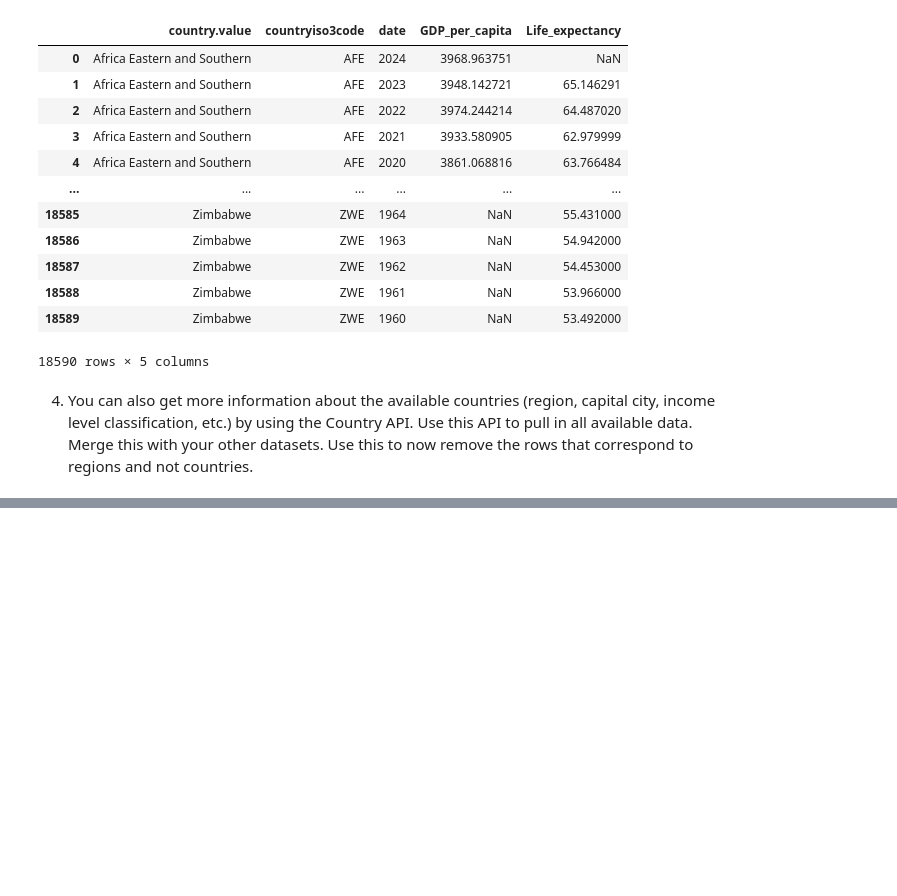
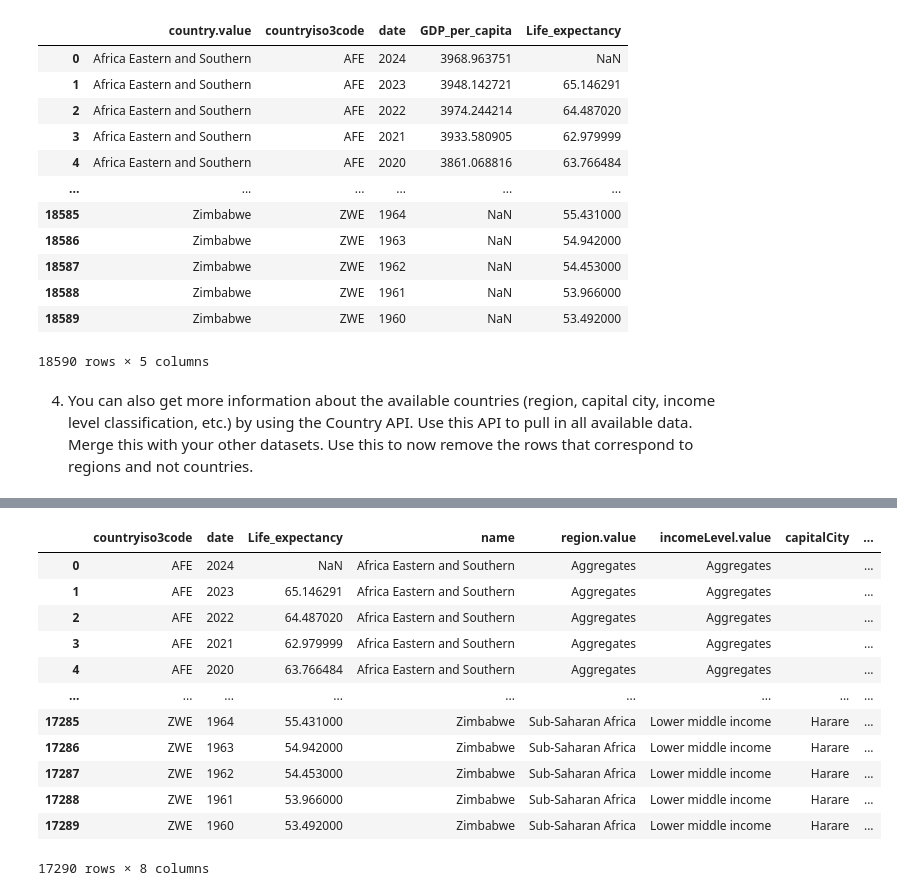
Before and after one commit to NewForce-Cohort-11-Data/socrata-api-bgizzle78, a Jupyter notebook: socrata_api_proj.ipynb, the cells around one changed output, grey strips where cells are left out. Cells and saved outputs as stored; diff of their text form; code cells hidden in the pictures; blank space fills up the shorter version.

```diff
--- a/socrata_api_proj.ipynb
+++ b/socrata_api_proj.ipynb
@@ -364,0 +501,4 @@ Total rows in merged DataFrame: 18590
+# %%
+# Keep useful columns from country_df
+country_df_col = country_df[['id', 'name', 'region.value', 'incomeLevel.value', 'capitalCity', 'iso2Code']]
+country_df_col
@@ -364,0 +519,4 @@ Total rows in merged DataFrame: 18590
+# %%
+# Rename 'id' to match 'countryiso3code' for merging
+country_df_final = country_df_col.rename(columns={'id': 'countryiso3code'})
+country_df_final
@@ -364,0 +537,18 @@ Total rows in merged DataFrame: 18590
+# %%
+# Merge country data with life expectancy
+country_life_df = pd.merge(life_df_final, country_df_final, on='countryiso3code', how='left')
+country_life_df
+# %% [output]
+|  | countryiso3code | date | Life_expectancy | name | region.value | incomeLevel.value | capitalCity | ... |
+| 0 | AFE | 2024 | NaN | Africa Eastern and Southern | Aggregates | Aggregates |  | ... |
+| 1 | AFE | 2023 | 65.146291 | Africa Eastern and Southern | Aggregates | Aggregates |  | ... |
+| 2 | AFE | 2022 | 64.487020 | Africa Eastern and Southern | Aggregates | Aggregates |  | ... |
+| 3 | AFE | 2021 | 62.979999 | Africa Eastern and Southern | Aggregates | Aggregates |  | ... |
+| 4 | AFE | 2020 | 63.766484 | Africa Eastern and Southern | Aggregates | Aggregates |  | ... |
+| ... | ... | ... | ... | ... | ... | ... | ... | ... |
+| 17285 | ZWE | 1964 | 55.431000 | Zimbabwe | Sub-Saharan Africa | Lower middle income | Harare | ... |
+| 17286 | ZWE | 1963 | 54.942000 | Zimbabwe | Sub-Saharan Africa | Lower middle income | Harare | ... |
+| 17287 | ZWE | 1962 | 54.453000 | Zimbabwe | Sub-Saharan Africa | Lower middle income | Harare | ... |
+| 17288 | ZWE | 1961 | 53.966000 | Zimbabwe | Sub-Saharan Africa | Lower middle income | Harare | ... |
+| 17289 | ZWE | 1960 | 53.492000 | Zimbabwe | Sub-Saharan Africa | Lower middle income | Harare | ... |
+17290 rows × 8 columns
```
Also changed, not shown: parts of 24 cells of this notebook.
